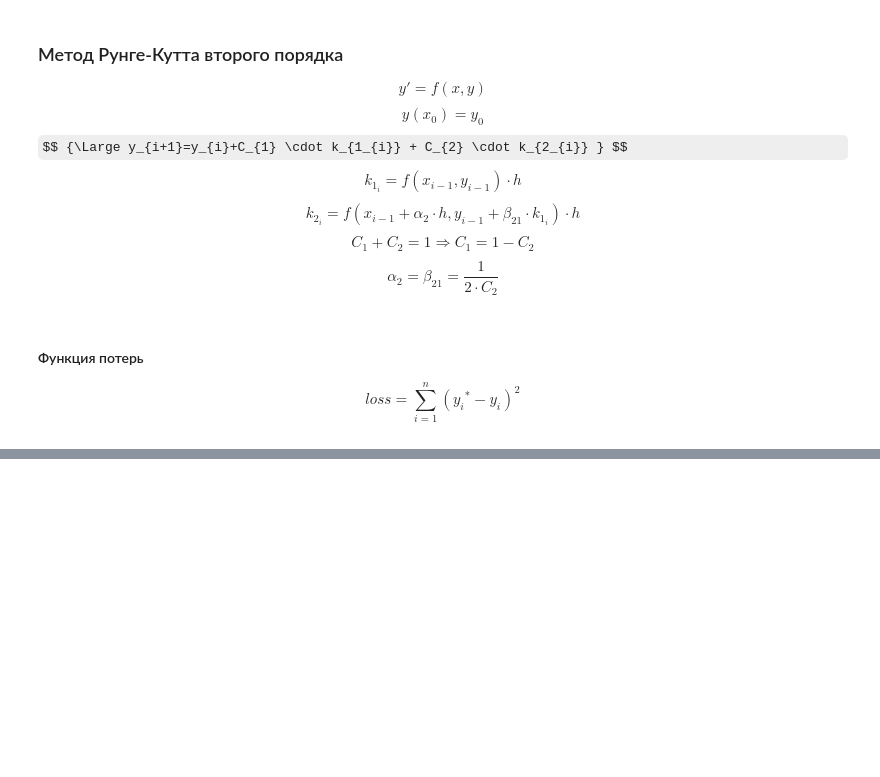
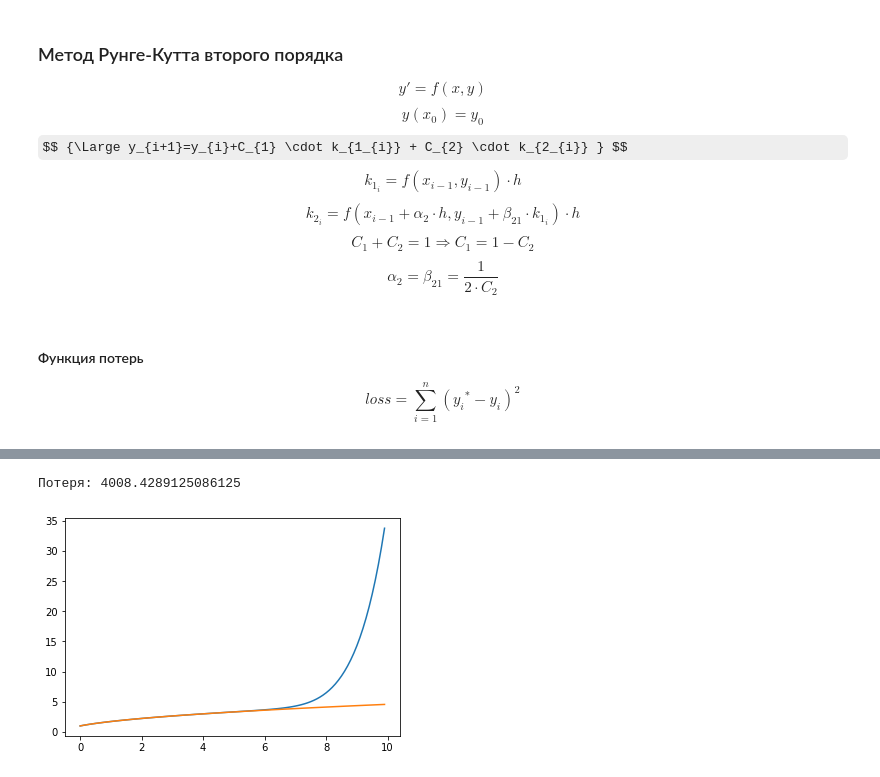
Before and after one commit to electrofocus/numerical-analisys, a Jupyter notebook: differential_equations.ipynb, the cells around one changed output, grey strips where cells are left out. Cells and saved outputs as stored; diff of their text form; code cells hidden in the pictures; some formulas as TeX source; blank space fills up the shorter version.

Commit message:
Added Runge-Kutta method fouth

```diff
--- a/differential_equations.ipynb
+++ b/differential_equations.ipynb
@@ -159,0 +161,30 @@ print('Функция потерь для c_2=0.5:', loss(actual_y, y))
+# %%
+def runge_kutta_4(a, b, func, n, y_init):
+    h = abs(b - a) / n
+
+    x = [0] * n
+    y = [0] * n
+    x[0] = a
+    y[0] = y_init
+
+    for i in range(1, n):
+        k_1 = func(x[i-1], y[i-1])
+        k_2 = func(x[i-1] + h/2, y[i-1] + h/2 * k_1)
+        k_3 = func(x[i-1] + h/2, y[i-1] + h/2 * k_2)
+        k_4 = func(x[i-1] + h, y[i-1] + h * k_3)
+        x[i] = x[i - 1] + h
+        y[i] = y[i - 1] + h/6 * (k_1 + 2 * k_2 + 2 * k_3 + k_4)
+
+    return x, y
+# %%
+x, y = runge_kutta_4(0, 10, func_4, 100, 1)
+actual_y = [np.sqrt(2 * i + 1) for i in x]
+
+print('Потеря:', loss(actual_y, y))
+
+plt.plot(x, y)
+plt.plot(x, actual_y)
+plt.show()
+# %% [output]
+Потеря: 4008.4289125086125
+[figure, added]
```
Also changed, not shown: parts of 3 cells of this notebook.
